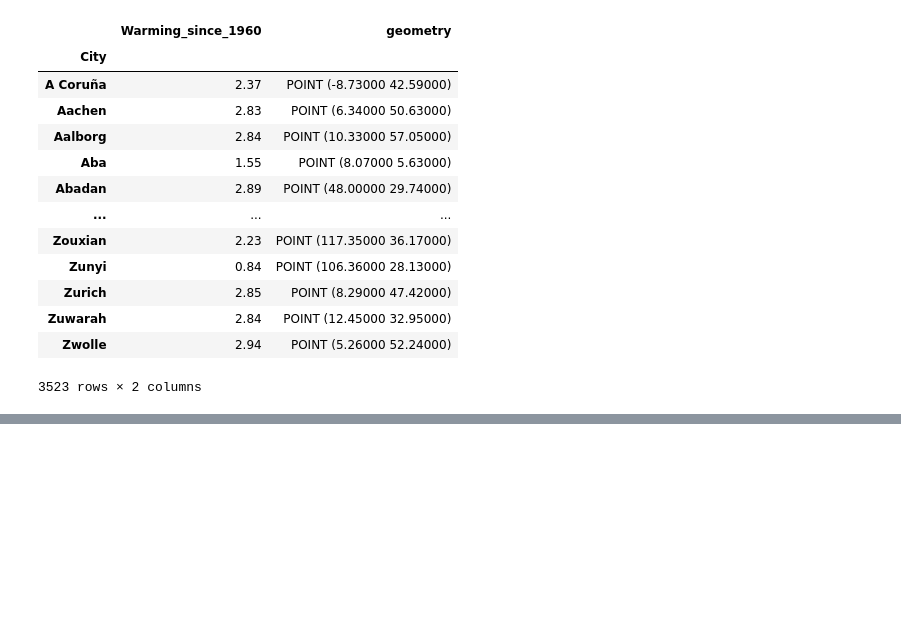
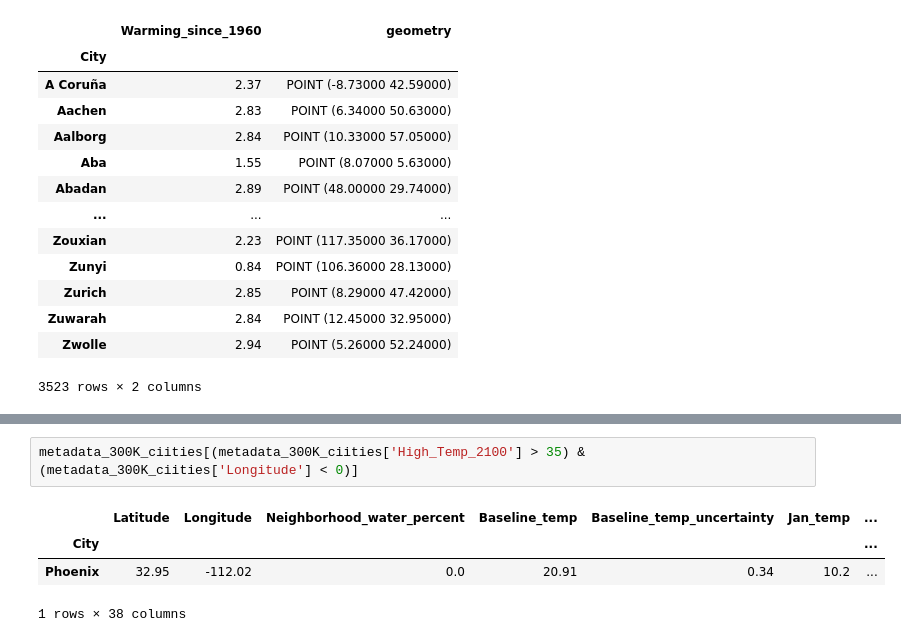
Before and after one commit to nankli/Python_EDA_group_project, a Jupyter notebook: Mapping_Heating across regions and cities_Justin.ipynb, the cells around one changed output, grey strips where cells are left out. Saved outputs shown, nothing was run; the diff lists cells and outputs as text; blank space fills up the shorter version.

```diff
--- a/Mapping_Heating across regions and cities_Justin.ipynb
+++ b/Mapping_Heating across regions and cities_Justin.ipynb
@@ -128,0 +436,7 @@ Text(0.5, 1217.7982439999998, 'Warming since 1960 (°C / century)')
+# %%
+metadata_300K_ciities[(metadata_300K_ciities['High_Temp_2100'] > 35) & (metadata_300K_ciities['Longitude'] < 0)]
+# %% [output]
+|  | Latitude | Longitude | Neighborhood_water_percent | Baseline_temp | Baseline_temp_uncertainty | Jan_temp | ... |
+| City |  |  |  |  |  |  | ... |
+| Phoenix | 32.95 | -112.02 | 0.0 | 20.91 | 0.34 | 10.2 | ... |
+1 rows × 38 columns
```
Also changed, not shown: parts of 12 cells of this notebook, 1 other file.
